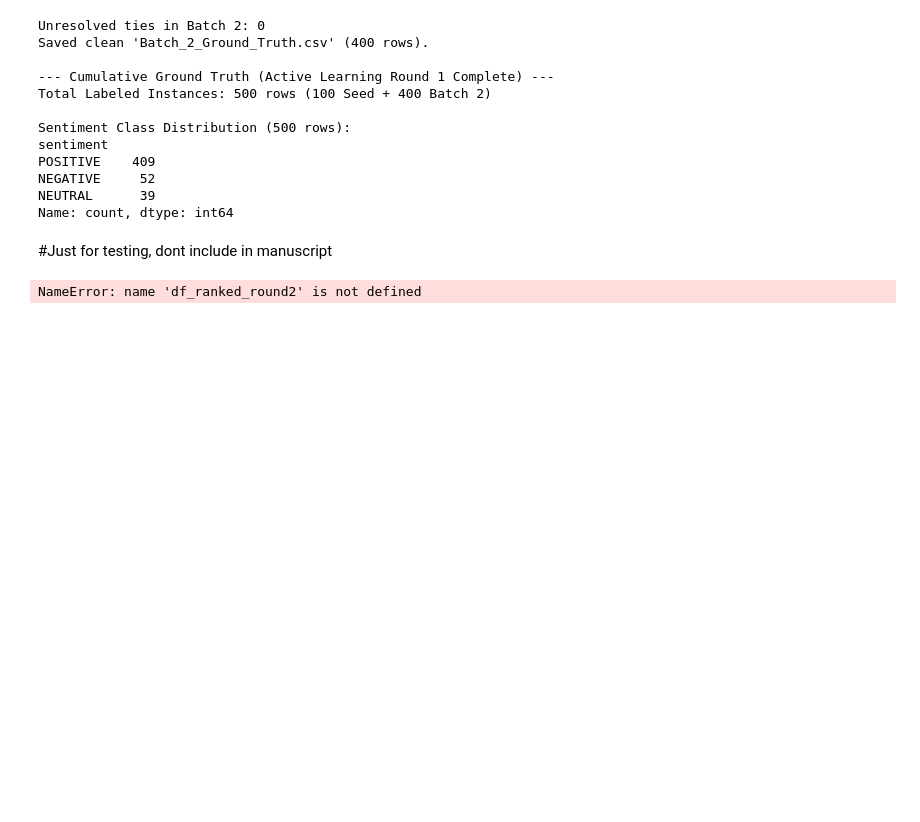
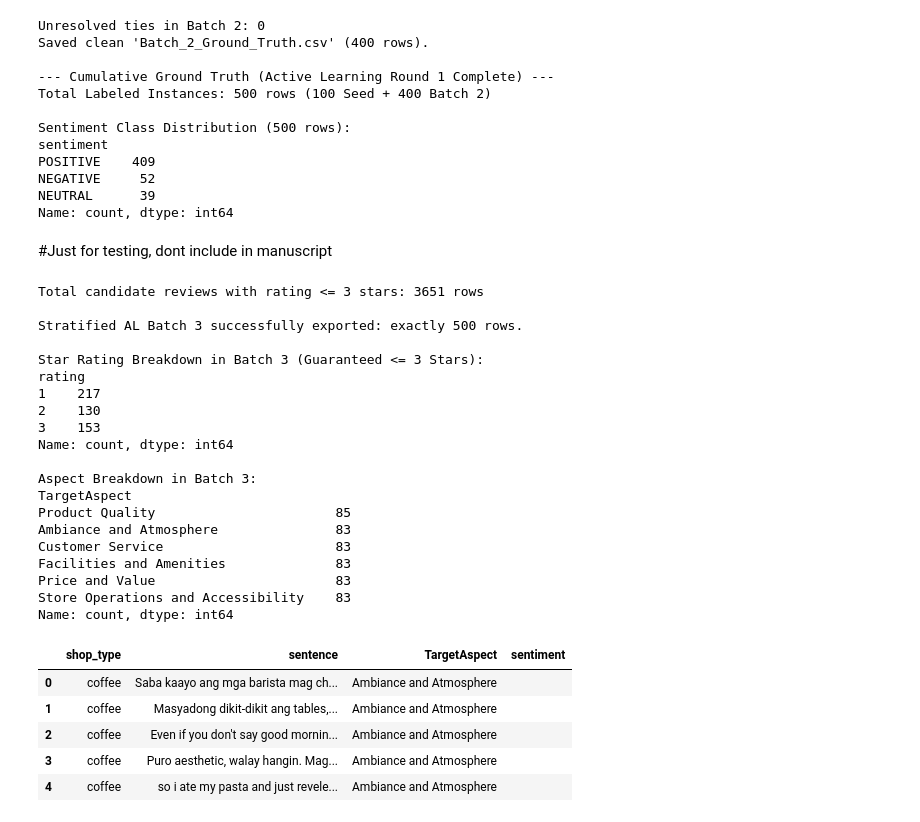
Before and after one commit to z-sulit/Thesis-Project-Aspect-Based-Sentiment-Analysis, a Jupyter notebook: _6_Active_Learning_w_Human_Annotation/phase6.ipynb, the cells around one changed output. Cells and saved outputs as stored; diff of their text form; code cells hidden in the pictures; blank space fills up the shorter version.

```diff
--- a/_6_Active_Learning_w_Human_Annotation/phase6.ipynb
+++ b/_6_Active_Learning_w_Human_Annotation/phase6.ipynb
@@ -664,7 +666,7 @@ Name: count, dtype: int64
 # %% [markdown]
 #Just for testing, dont include in manuscript
 # %%
-df_low_ratings = df_ranked_round2[pd.to_numeric(df_ranked_round2['rating'], errors='coerce') <= 3].copy()
+df_low_ratings = df_ranked[pd.to_numeric(df_ranked['rating'], errors='coerce') <= 3].copy()
 print(f"Total candidate reviews with rating <= 3 stars: {len(df_low_ratings)} rows")
 
 # Top 2,000 Most Uncertain Reviews within Low-Rating Pool
@@ -677,31 +679,56 @@ rows_per_aspect = target_batch_size // num_aspects  # ~83 per aspect
 
 
 sampled_groups = []
 for aspect, group in candidate_pool.groupby('TargetAspect'):
     sample_n = min(len(group), rows_per_aspect)
     sampled_groups.append(group.sample(n=sample_n, random_state=42))
 
 batch_3 = pd.concat(sampled_groups, ignore_index=True)
 
 # Top up remainder to hit exactly 500 rows
 if len(batch_3) < target_batch_size:
     deficit = target_batch_size - len(batch_3)
     remainder = candidate_pool[~candidate_pool['sentence'].isin(batch_3['sentence'])].head(deficit)
     batch_3 = pd.concat([batch_3, remainder], ignore_index=True)
 
 export_cols = ['shop_type', 'sentence', 'TargetAspect']
 df_annotators_3 = batch_3[export_cols].copy()
 df_annotators_3['sentiment'] = ''  # Blank for human annotators
 
 # 6. Export Batch 3 Files
 df_annotators_3.to_csv('AL_Batch_3_For_Annotators.csv', index=False, encoding='utf-8')
 batch_3.to_csv('AL_Batch_3_Metadata.csv', index=False, encoding='utf-8')
 
 print(f"\nStratified AL Batch 3 successfully exported: exactly {len(df_annotators_3)} rows.")
 print("\nStar Rating Breakdown in Batch 3 (Guaranteed <= 3 Stars):")
 print(batch_3['rating'].value_counts().sort_index())
 print("\nAspect Breakdown in Batch 3:")
 print(df_annotators_3['TargetAspect'].value_counts())
 display(df_annotators_3.head(5))
 # %% [output]
-NameError: name 'df_ranked_round2' is not defined
+Total candidate reviews with rating <= 3 stars: 3651 rows
+
+Stratified AL Batch 3 successfully exported: exactly 500 rows.
+
+Star Rating Breakdown in Batch 3 (Guaranteed <= 3 Stars):
+rating
+1    217
+2    130
+3    153
+Name: count, dtype: int64
+
+Aspect Breakdown in Batch 3:
+TargetAspect
+Product Quality                       85
+Ambiance and Atmosphere               83
+Customer Service                      83
+Facilities and Amenities              83
+Price and Value                       83
+Store Operations and Accessibility    83
+Name: count, dtype: int64
+|  | shop_type | sentence | TargetAspect | sentiment |
+| 0 | coffee | Saba kaayo ang mga barista mag ch... | Ambiance and Atmosphere |  |
+| 1 | coffee | Masyadong dikit-dikit ang tables,... | Ambiance and Atmosphere |  |
+| 2 | coffee | Even if you don't say good mornin... | Ambiance and Atmosphere |  |
+| 3 | coffee | Puro aesthetic, walay hangin. Mag... | Ambiance and Atmosphere |  |
+| 4 | coffee | so i ate my pasta and just revele... | Ambiance and Atmosphere |  |
```
Also changed, not shown: parts of 2 cells of this notebook, 1 other file.
